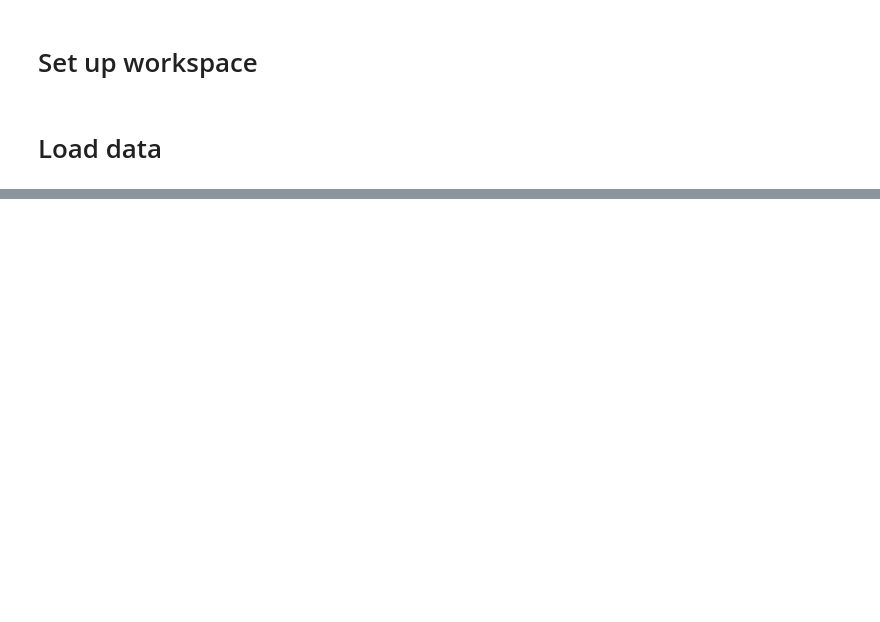
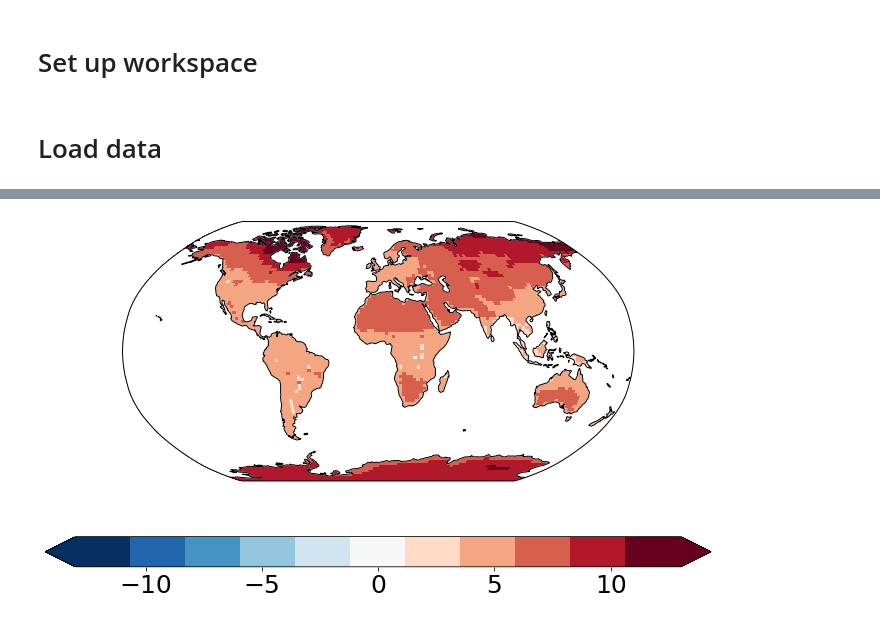
Before and after one commit to czarakas/coupled_PPE, a Jupyter notebook: code/analyze_simulations/generate_figures/Figure_2.ipynb, the cells around one changed output, grey strips where cells are left out. Saved outputs shown, nothing was run; the diff lists cells and outputs as text; code cells hidden in the pictures; blank space fills up the shorter version.

```diff
--- a/code/analyze_simulations/generate_figures/Figure_2.ipynb
+++ b/code/analyze_simulations/generate_figures/Figure_2.ipynb
@@ -156,0 +48,3 @@ plt.savefig('Figures/Figure2c.eps')
+# %%
+dir_input='/glade/work/czarakas/coupled_PPE/data/data_for_figures/response_to_CO2/'
+ds_array_2xCO2=xr.open_dataset(dir_input+'Reponse_2xCO2_AnnualMean_Full.nc')
@@ -156,0 +122,10 @@ plt.savefig('Figures/Figure2c.eps')
+# %%
+mapdata=ds_array_2xCO2['TS']
+# %%
+global_delta_Ts_land=(mapdata*landweights).mean(dim=['lat','lon'])#*0.9
+# %%
+make_map(mapdata,
+         cmap=plt.cm.get_cmap("RdBu_r",11),
+         vlims=[-2*global_delta_Ts_land,2*global_delta_Ts_land])
+# %% [output]
+[figure, added]
```
Also changed, not shown: parts of 39 cells of this notebook, 11 other files.
